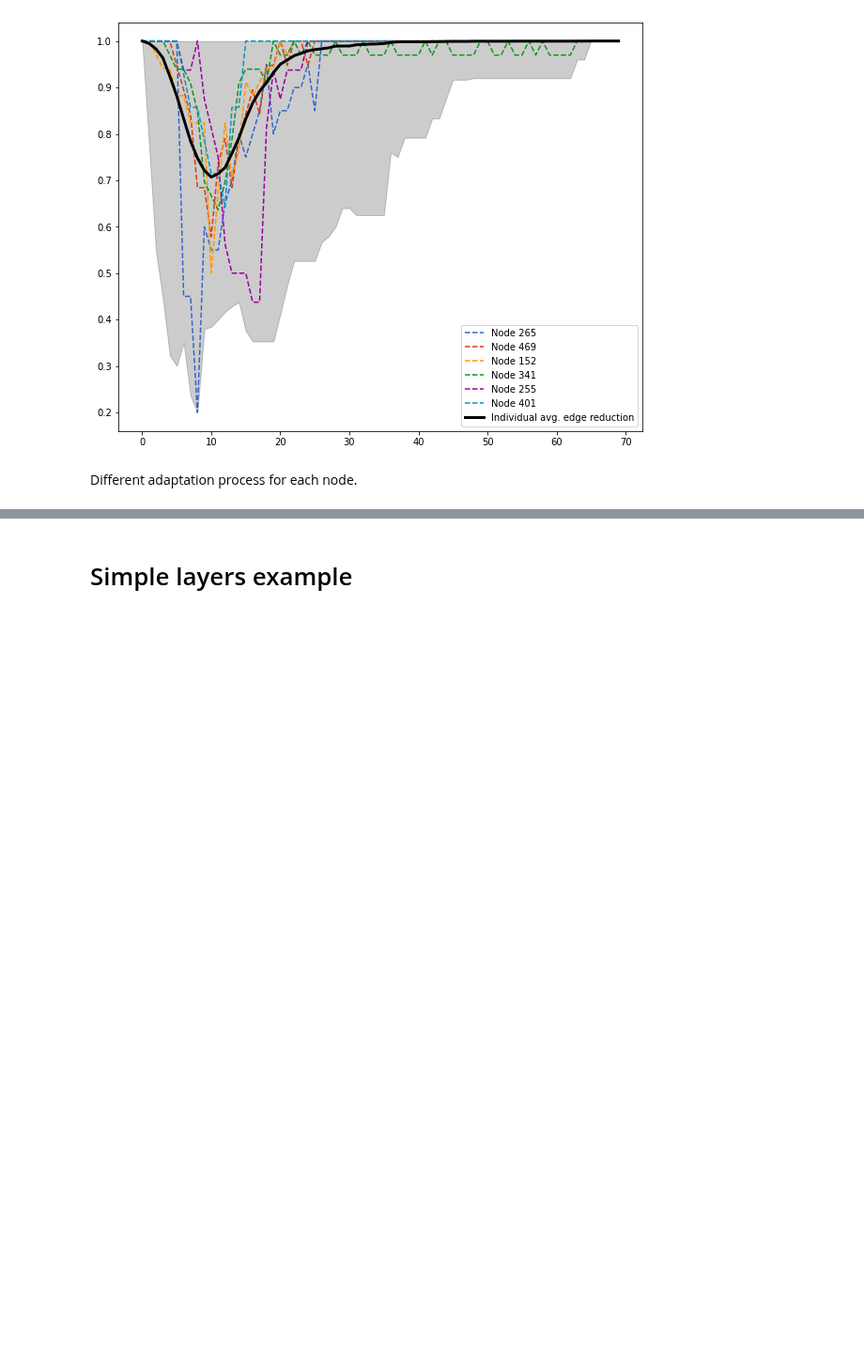
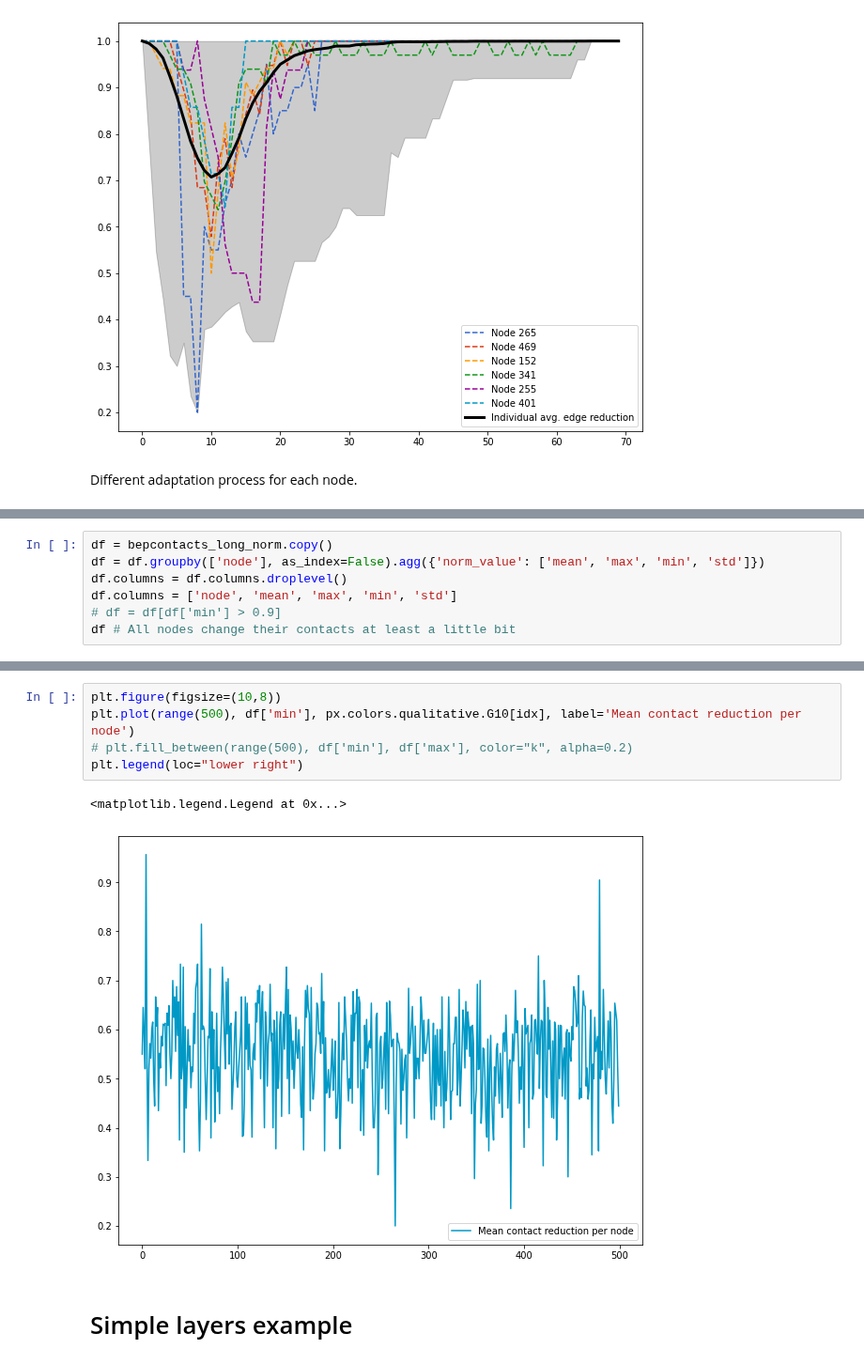
Before and after one commit to JimmyCalvoMonge/AdaptiveNetworks, a Jupyter notebook: network_experiments.ipynb, the cells around one changed output, grey strips where cells are left out. Shown at 94% size. Drawn from its saved outputs; the diff is of its cells as text; blank space fills up the shorter version.

Commit message:
Changes to network and nodes experiment

```diff
--- a/network_experiments.ipynb
+++ b/network_experiments.ipynb
@@ -1125,0 +1165,7 @@ Different adaptation process for each node.
+# %%
+df = bepcontacts_long_norm.copy()
+df = df.groupby(['node'], as_index=False).agg({'norm_value': ['mean', 'max', 'min', 'std']})
+df.columns = df.columns.droplevel()
+df.columns = ['node', 'mean', 'max', 'min', 'std']
+# df = df[df['min'] > 0.9]
+df # All nodes change their contacts at least a little bit
@@ -1126,2 +1186,10 @@ Different adaptation process for each node.
+# %%
+plt.figure(figsize=(10,8))
+plt.plot(range(500), df['min'], px.colors.qualitative.G10[idx], label='Mean contact reduction per node')
+# plt.fill_between(range(500), df['min'], df['max'], color="k", alpha=0.2)
+plt.legend(loc="lower right")
+# %% [output]
+<matplotlib.legend.Legend at 0x...>
+[figure, added]
 # %% [markdown]
 # Simple layers example
```
Also changed, not shown: parts of 4 cells of this notebook, 3 other files.
